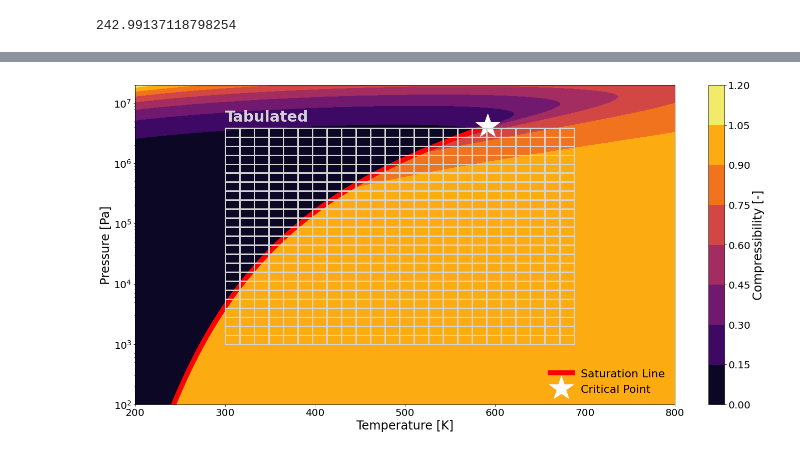
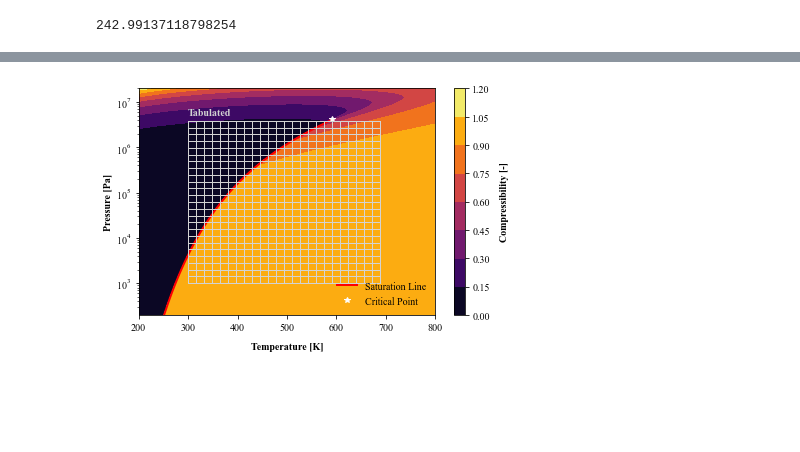
Before and after one commit to stephansmit/rgptable_cfx, a Jupyter notebook: clean_version.ipynb, the cells around one changed output, grey strips where cells are left out. Saved outputs shown, nothing was run; the diff lists cells and outputs as text; code cells hidden in the pictures; blank space fills up the shorter version.

```diff
--- a/clean_version.ipynb
+++ b/clean_version.ipynb
@@ -328,3 +318,10 @@ Z=[]
 for p in P:
     Z.append([CP.PropsSI("Z","P",p, 'T', t, 'Toluene') for t in T])
 vg = [[CP.PropsSI("Z","P",p, 'T', t, 'Toluene') for t in T]]
+# %%
+import matplotlib.pyplot as plt
+
+plt.rcParams['font.family'] = 'Times New Roman'
+import matplotlib.mathtext as mathtext
+
+parser = mathtext.MathTextParser('svg')
@@ -331,28 +376,39 @@ vg = [[CP.PropsSI("Z","P",p, 'T', t, 'Toluene') for t in T]]
 # %%
-fig, ax = plt.subplots(figsize=(20,10))
+import matplotlib.pyplot as plt
+plt.rcParams['svg.fonttype'] = 'none'
+fig, ax = plt.subplots()
 
+labelsize = 35
+fontsize = 40
+legendsize=40
 X, Y = np.meshgrid(T, P)
 im = ax.contourf(T, P, Z,cmap='inferno')
 ax.set_yscale('log')
 cb = fig.colorbar(im, ax=ax)
 ax.set_yscale('log')
-ax.set_xlabel("Temperature [K]",fontsize=24)
-ax.set_ylabel("Pressure [Pa]",fontsize=24)
-ax.tick_params(axis='both', which='major', labelsize=20)
-cb.set_label("Compressibility [-]",fontsize=24)
-cb.ax.tick_params(labelsize=20)
-ax.plot(Tvg,Pvg, color='r', linewidth=10, label='Saturation Line')
-ax.plot(CP.PropsSI("Tcrit",'Toluene'),CP.PropsSI("Pcrit",'Toluene'), marker='*', markersize=50, color='white',linestyle="None", label='Critical Point')
+ax.set_xlabel("Temperature [K]",labelpad=10,fontweight="bold")
+ax.set_ylabel("Pressure [Pa]",fontweight="bold")#,labelpad=20)
+# ax.tick_params(axis='both', which='major',length=10,width=1, labelsize=labelsize)
+# ax.tick_params(which='minor', length=6,width=1)
+cb.set_label("Compressibility [-]",labelpad=10,fontweight="bold")
+# cb.ax.tick_params(labelsize=labelsize,which='major',length=10,width=1)
+# cb.ax.tick_params(which='minor',length=6,width=1)
+
+ax.plot(Tvg,Pvg, color='r', linewidth=2, label='Saturation Line')
+ax.plot(CP.PropsSI("Tcrit",'Toluene'),CP.PropsSI("Pcrit",'Toluene'), marker='*', color='white',linestyle="None", label='Critical Point')
 # fig, ax = plt.subplots(figsize=(20,10))
 for i in table.SHTable.P_vec[::4]:
-    ax.plot([table.SHTable.T_vec[0],table.SHTable.T_vec[-4]],[i,i], color='lightgrey',linewidth=3)
+    ax.plot([table.SHTable.T_vec[0],table.SHTable.T_vec[-4]],[i,i], color='lightgrey',linewidth=1)
 for i in table.SHTable.T_vec[::4]:
-    ax.plot([i,i],[table.SHTable.P_vec[0],table.SHTable.P_vec[-4]], color='lightgrey',linewidth=3)
-ax.legend(loc=4,prop={'size': 22}, framealpha=0)
-style = dict(size=30, color='lightgrey', fontweight='bold')
+    ax.plot([i,i],[table.SHTable.P_vec[0],table.SHTable.P_vec[-4]], color='lightgrey',linewidth=1)
+ax.legend(loc=4, framealpha=0)
+style = dict(color='lightgrey', fontweight='bold', fontfamily='Times New Roman')
 ax.text(300, 5e6, "Tabulated", **style)
+# ax.set_xbound([201,800])
+ax.set_ybound([2.01e2,2e7])
 plt.tight_layout()
 fig.savefig('table.png')
-fig.savefig('table.svg')
+fig.savefig('table.svg', format="svg")
+# tikzplotlib.save("mytikz.tex")
 # %% [output]
-[figure, old version]
+[figure, new version]
```
Also changed, not shown: parts of 4 cells of this notebook, 3 other files.
